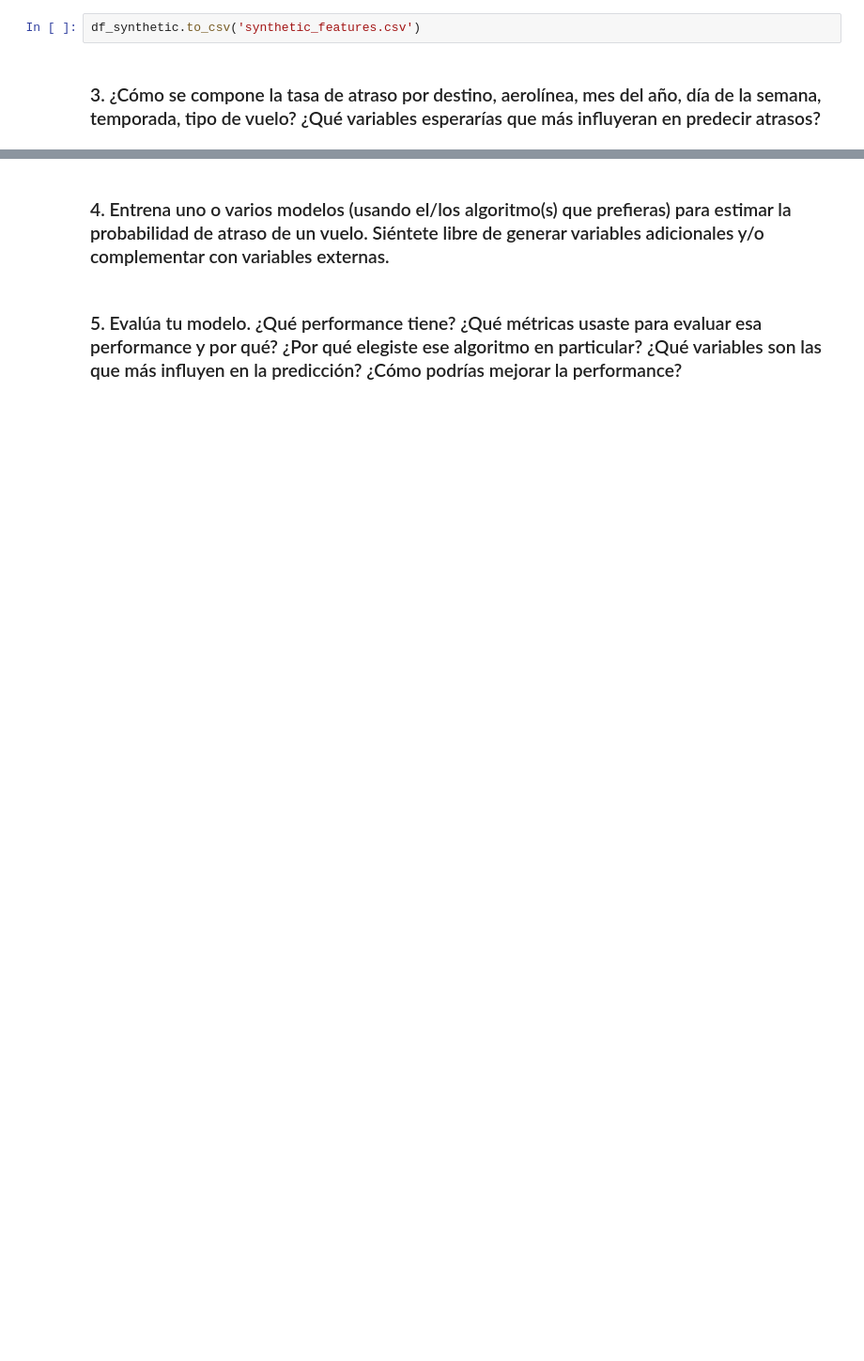
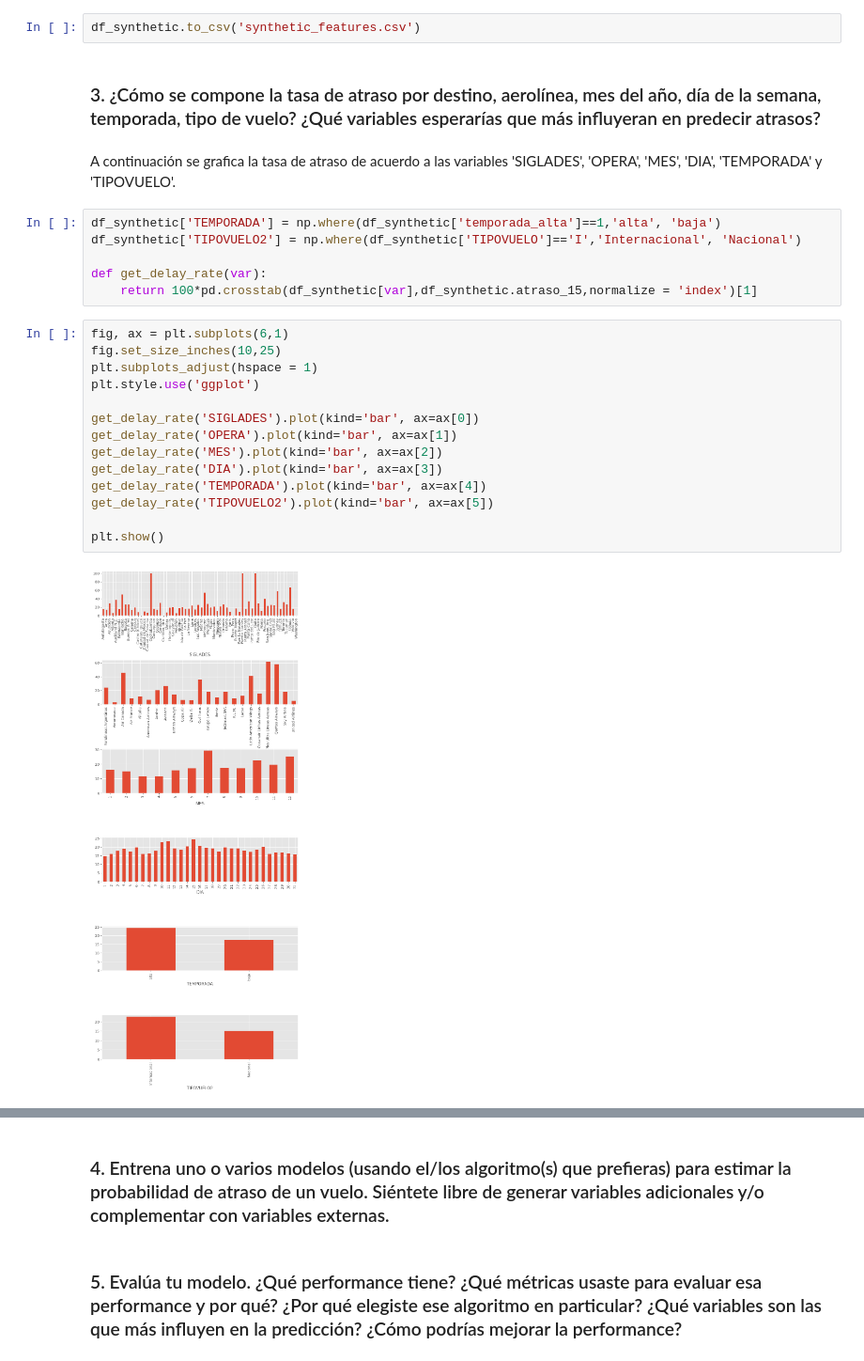
Before and after one commit to sebalopsa/latam-challenge, a Jupyter notebook: solution.ipynb, the cells around one changed output, grey strips where cells are left out. Shown at 94% size. Drawn from its saved outputs; the diff is of its cells as text; blank space fills up the shorter version.

Commit message:
tasa de atraso

```diff
--- a/solution.ipynb
+++ b/solution.ipynb
@@ -180,3 +184,27 @@ plt.show()
 df_synthetic.to_csv('synthetic_features.csv')
 # %% [markdown]
 ### 3. ¿Cómo se compone la tasa de atraso por destino, aerolínea, mes del año, día de la semana, temporada, tipo de vuelo? ¿Qué variables esperarías que más influyeran en predecir atrasos?
+# %% [markdown]
+A continuación se grafica la tasa de atraso de acuerdo a las variables 'SIGLADES', 'OPERA', 'MES', 'DIA', 'TEMPORADA' y 'TIPOVUELO'.
+# %%
+df_synthetic['TEMPORADA'] = np.where(df_synthetic['temporada_alta']==1,'alta', 'baja')
+df_synthetic['TIPOVUELO2'] = np.where(df_synthetic['TIPOVUELO']=='I','Internacional', 'Nacional')
+
+def get_delay_rate(var):
+    return 100*pd.crosstab(df_synthetic[var],df_synthetic.atraso_15,normalize = 'index')[1]
+# %%
+fig, ax = plt.subplots(6,1)
+fig.set_size_inches(10,25)
+plt.subplots_adjust(hspace = 1)
+plt.style.use('ggplot')
+
+get_delay_rate('SIGLADES').plot(kind='bar', ax=ax[0])
+get_delay_rate('OPERA').plot(kind='bar', ax=ax[1])
+get_delay_rate('MES').plot(kind='bar', ax=ax[2])
+get_delay_rate('DIA').plot(kind='bar', ax=ax[3])
+get_delay_rate('TEMPORADA').plot(kind='bar', ax=ax[4])
+get_delay_rate('TIPOVUELO2').plot(kind='bar', ax=ax[5])
+
+plt.show()
+# %% [output]
+[figure, added]
```
Also changed, not shown: parts of 7 cells of this notebook.
